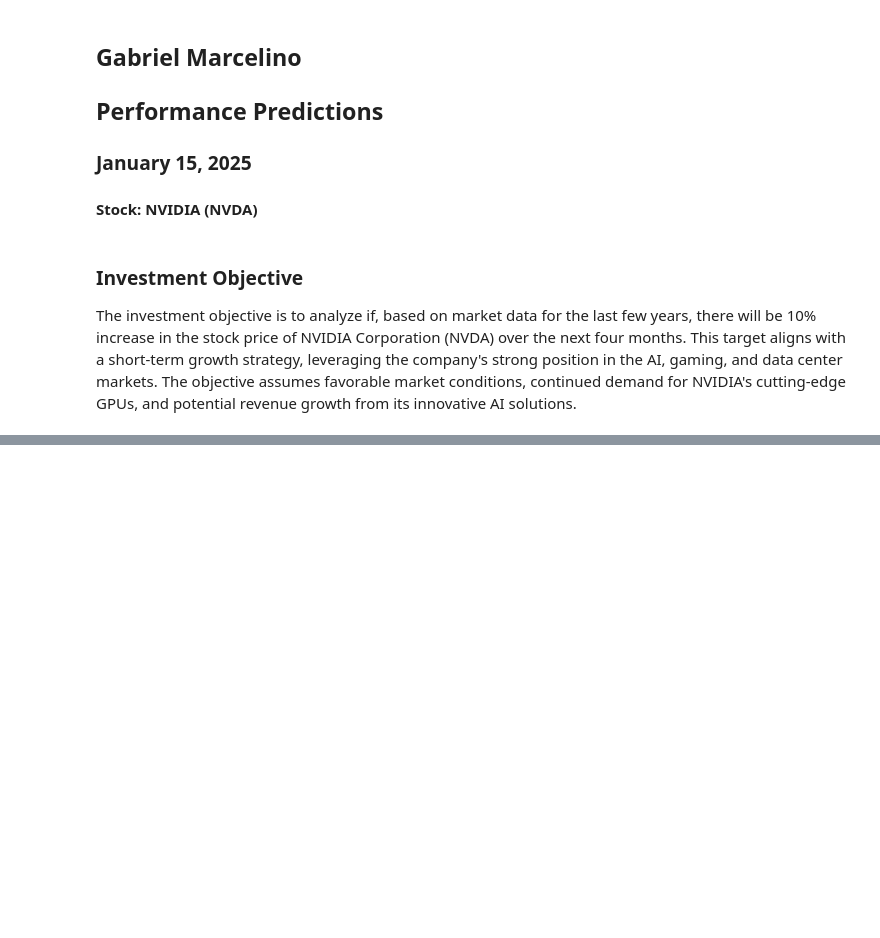
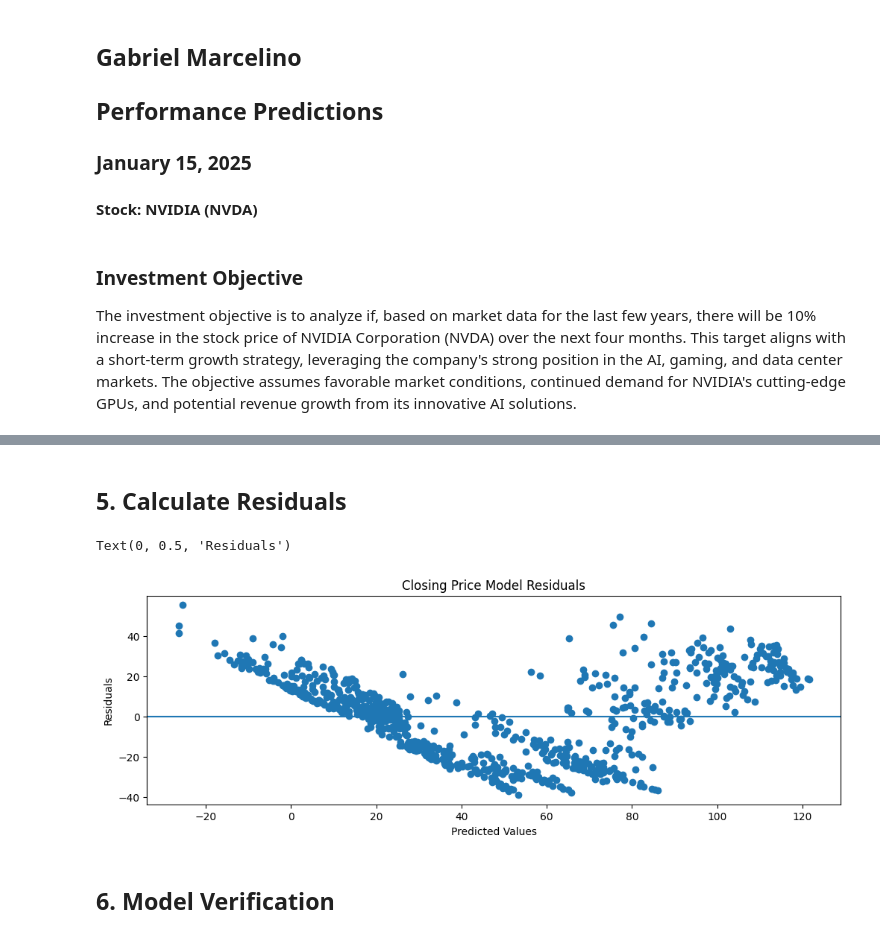
Before and after one commit to gabrielrosendo/CST-425, a Jupyter notebook: Performance Predictions/StockPrediction.ipynb, the cells around one changed output, grey strips where cells are left out. Drawn from its saved outputs; the diff is of its cells as text; code cells hidden in the pictures; blank space fills up the shorter version.

```diff
--- a/Performance Predictions/StockPrediction.ipynb
+++ b/Performance Predictions/StockPrediction.ipynb
@@ -199,0 +220,20 @@ Statistical analysis provides the pure financial considerations for pursuing a c
+# %% [markdown]
+## 5. Calculate Residuals
+# %%
+# For closing price model
+y_close_pred_train = close_model.predict(X_close_train)
+close_residuals = y_close_train - y_close_pred_train
+
+# Plot residuals
+plt.figure(figsize=(12, 8))
+plt.subplot(2,1,1)
+plt.scatter(y_close_pred_train, close_residuals)
+plt.axhline(y=0,linestyle='-')
+plt.title('Closing Price Model Residuals')
+plt.xlabel('Predicted Values')
+plt.ylabel('Residuals')
+# %% [output]
+Text(0, 0.5, 'Residuals')
+[figure, added]
+# %% [markdown]
+## 6. Model Verification
```
Also changed, not shown: parts of 38 cells of this notebook, 2 other files.
